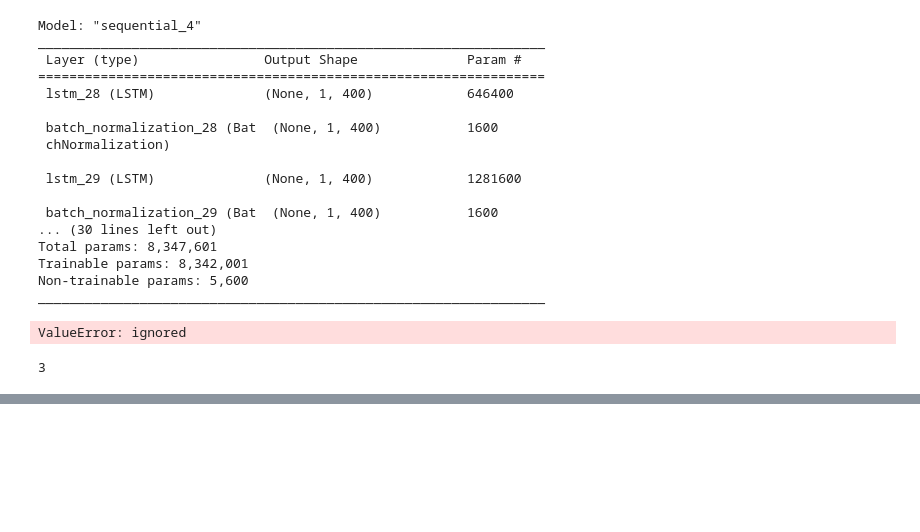
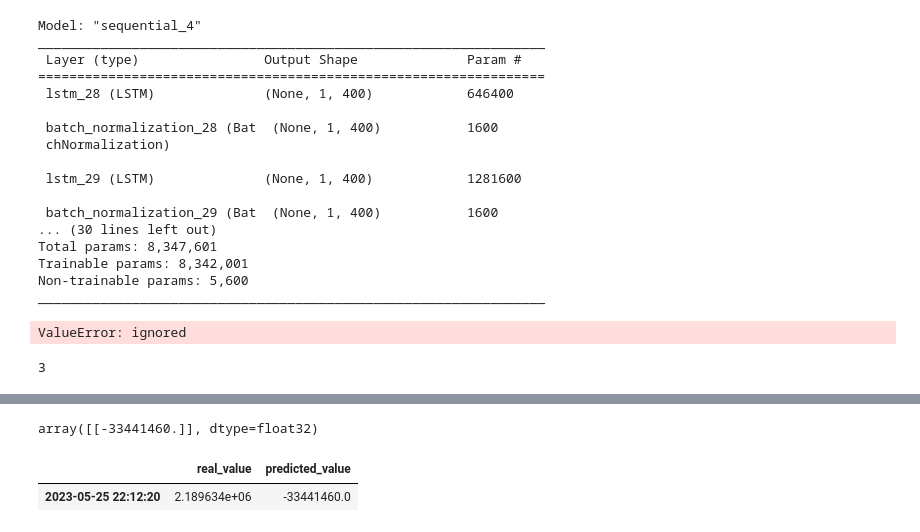
Before and after one commit to U-11-Agar/time_series_bots, a Jupyter notebook: 🤖_2.ipynb, the cells around one changed output, grey strips where cells are left out. Cells and saved outputs as stored; diff of their text form; code cells hidden in the pictures; blank space fills up the shorter version.

```diff
--- a/🤖_2.ipynb
+++ b/🤖_2.ipynb
@@ -268,0 +439,5 @@ len(df["bid_price"].iloc[0:3])
+# %%
+x_=features[-1].reshape(1,n_steps,n_features)
+predictions = model.predict(x_)
+# predictions = predictions.reshape((n_steps, 1))
+print("prediction",predictions)
@@ -268,0 +449,15 @@ len(df["bid_price"].iloc[0:3])
+# %%
+x
+# %% [output]
+array([[-33441460.]], dtype=float32)
+# %%
+new_predictions = pd.DataFrame({
+            # 'time': df.index[end_index-n_steps+1:end_index+1],
+            'real_value': df['exchange_rate'][end_index-1],
+            'predicted_value': predictions[-1]
+        },index=[pd.to_datetime(df.index[end_index-1])])
+# %%
+new_predictions
+# %% [output]
+|  | real_value | predicted_value |
+| 2023-05-25 22:12:20 | 2.189634e+06 | -33441460.0 |
```
Also changed, not shown: parts of 6 cells of this notebook.
